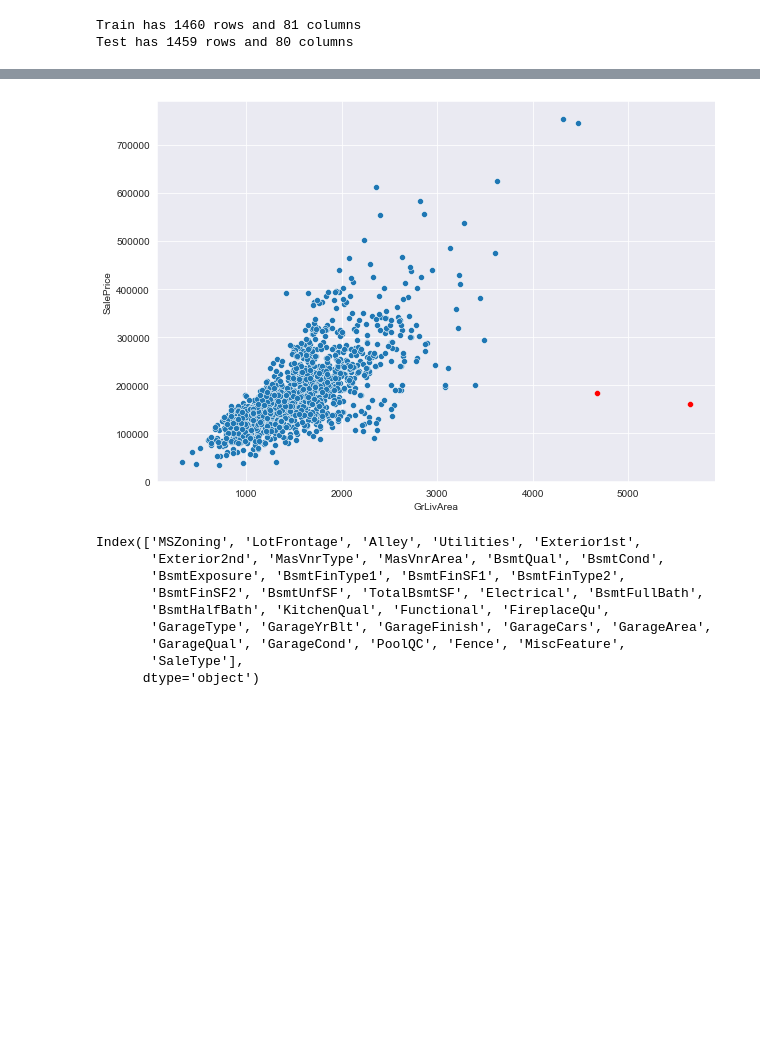
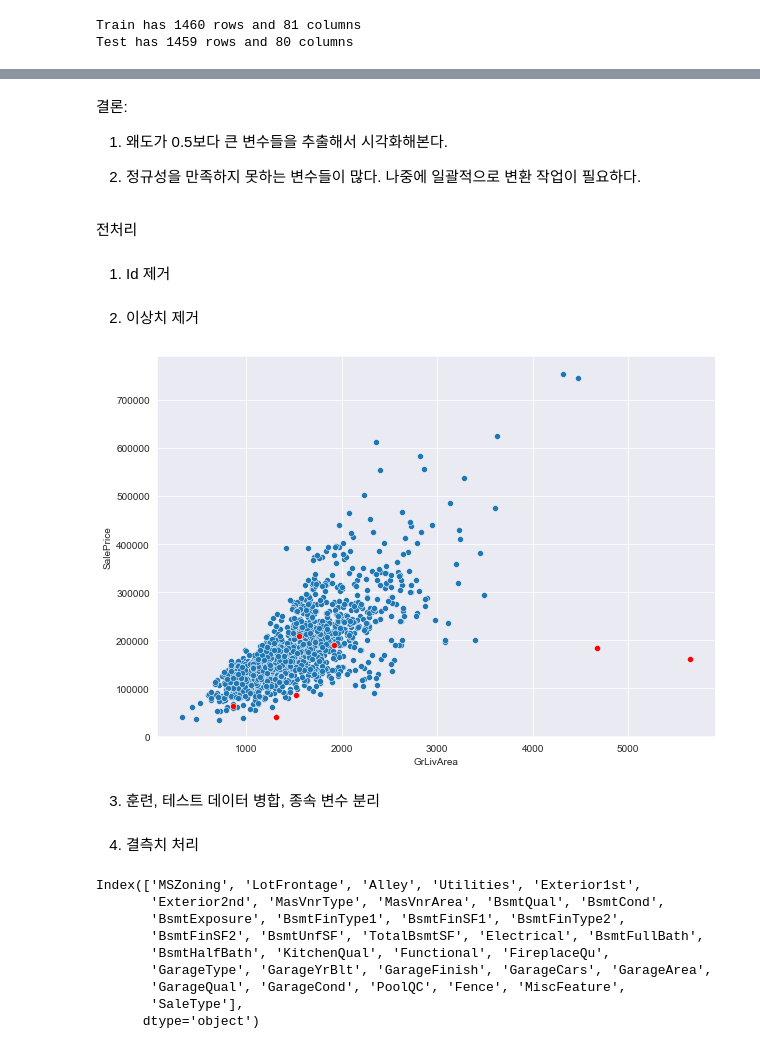
Before and after one commit to darooty/Kaggle_HousePrices_AdvancedRegressionTechniques, a Jupyter notebook: HousePrices.ipynb, the cells around one changed output, grey strips where cells are left out. Cells and saved outputs as stored; diff of their text form; code cells hidden in the pictures; blank space fills up the shorter version.

```diff
--- a/HousePrices.ipynb
+++ b/HousePrices.ipynb
@@ -72,21 +212,37 @@ order_vars = [
+# %% [markdown]
+결론:
+1) 왜도가 0.5보다 큰 변수들을 추출해서 시각화해본다.
+
+2) 정규성을 만족하지 못하는 변수들이 많다. 나중에 일괄적으로 변환 작업이 필요하다.
+# %% [markdown]
+전처리
+# %% [markdown]
+1. Id 제거
 # %%
 train_id, test_id = train.Id, test.Id
 train.drop(['Id'], axis=1, inplace=True)
 test.drop(['Id'], axis=1, inplace=True)
+# %% [markdown]
+2. 이상치 제거
 # %%
 plt.subplots(figsize=(10, 7))
 sns.scatterplot(x=train.GrLivArea, y=train.SalePrice)
 outlier_idx = train.GrLivArea.sort_values(ascending=False)[:2].index
+outlier_idx = list(outlier_idx.values) + [30, 88, 462, 631, 1322]
 sns.scatterplot(x=train.iloc[outlier_idx].GrLivArea, y=train.iloc[outlier_idx].SalePrice, color='r');
 # %% [output]
-[figure, old version]
+[figure, new version]
 # %%
 train.drop(outlier_idx, axis=0, inplace=True)
 train = train.reset_index(drop=True)
+# %% [markdown]
+3. 훈련, 테스트 데이터 병합, 종속 변수 분리
 # %%
 train_size = train.shape[0]
 y_train = train.SalePrice
 all_data = pd.concat((train, test)).drop(['SalePrice'], axis=1)
+# %% [markdown]
+4. 결측치 처리
 # %%
 missing_vars = all_data.columns[all_data.isnull().sum() > 0]
 missing_vars
```
Also changed, not shown: parts of 52 cells of this notebook.
